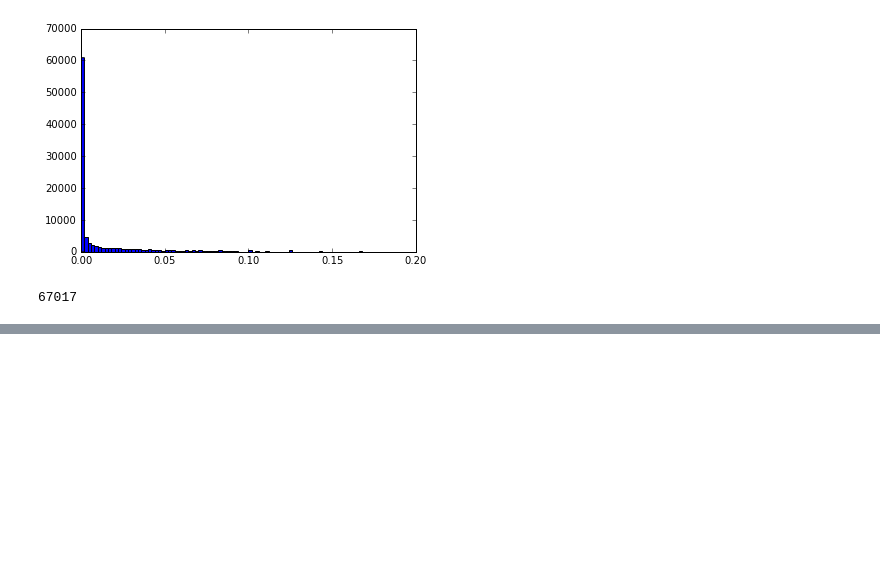
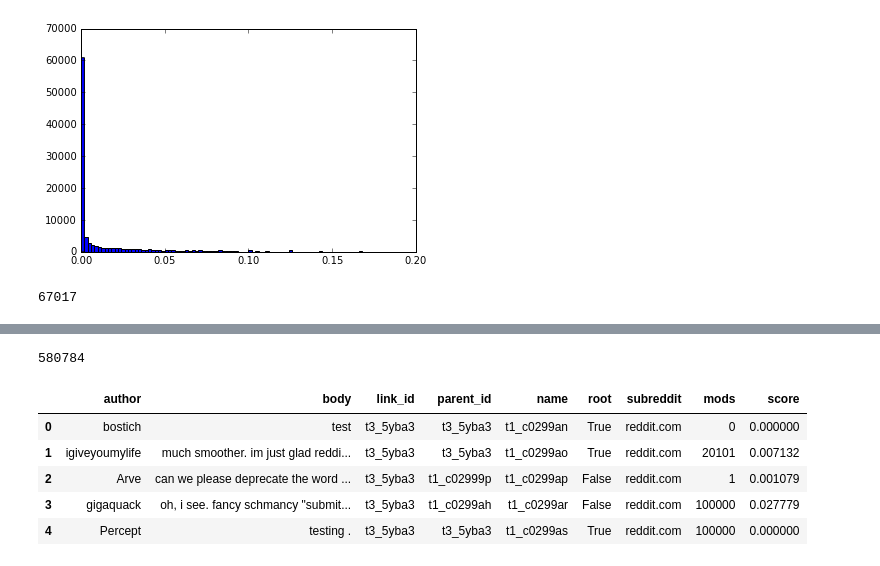
Before and after one commit to mckinziebrandon/DeepChatModels, a Jupyter notebook: notebooks/English Dataset Preprocessing.ipynb, the cells around one changed output, grey strips where cells are left out. Drawn from its saved outputs; the diff is of its cells as text; code cells hidden in the pictures; blank space fills up the shorter version.

```diff
--- a/notebooks/English Dataset Preprocessing.ipynb
+++ b/notebooks/English Dataset Preprocessing.ipynb
@@ -635,0 +666,4 @@ len(df.loc[df.score < 0.005])
+# %%
+len(df)
+# %% [output]
+580784
@@ -635,0 +678,9 @@ len(df.loc[df.score < 0.005])
+# %%
+df.head()
+# %% [output]
+|  | author | body | link_id | parent_id | name | root | subreddit | mods | score |
+| 0 | bostich | test | t3_5yba3 | t3_5yba3 | t1_c0299an | True | reddit.com | 0 | 0.000000 |
+| 1 | igiveyoumylife | much smoother. im just glad reddi... | t3_5yba3 | t3_5yba3 | t1_c0299ao | True | reddit.com | 20101 | 0.007132 |
+| 2 | Arve | can we please deprecate the word ... | t3_5yba3 | t1_c02999p | t1_c0299ap | False | reddit.com | 1 | 0.001079 |
+| 3 | gigaquack | oh, i see. fancy schmancy "submit... | t3_5yba3 | t1_c0299ah | t1_c0299ar | False | reddit.com | 100000 | 0.027779 |
+| 4 | Percept | testing . | t3_5yba3 | t3_5yba3 | t1_c0299as | True | reddit.com | 100000 | 0.000000 |
```
Also changed, not shown: parts of 10 cells of this notebook.
